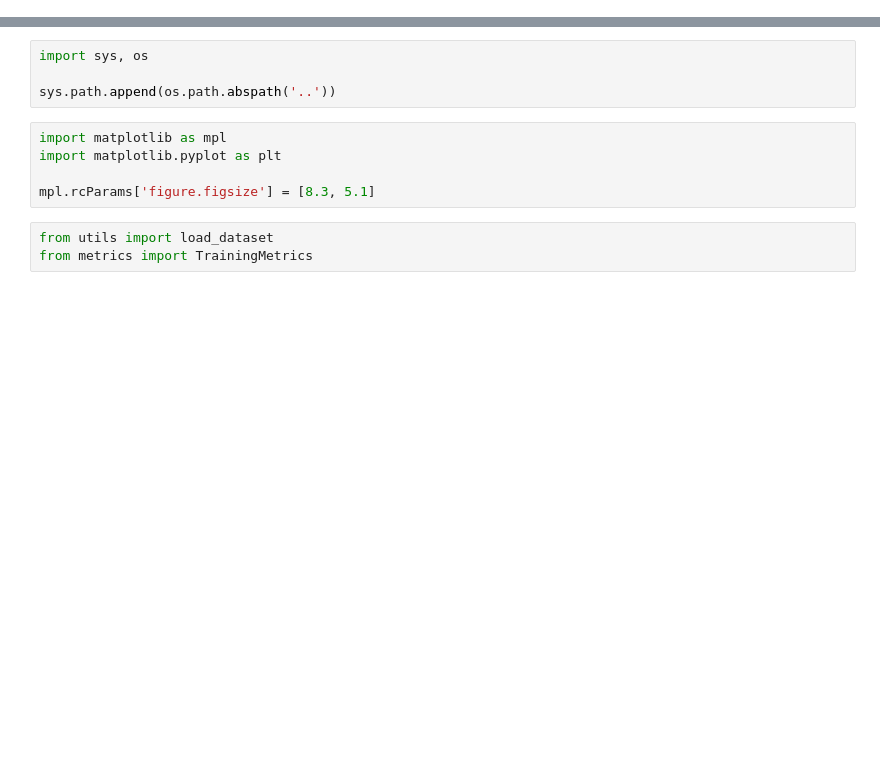
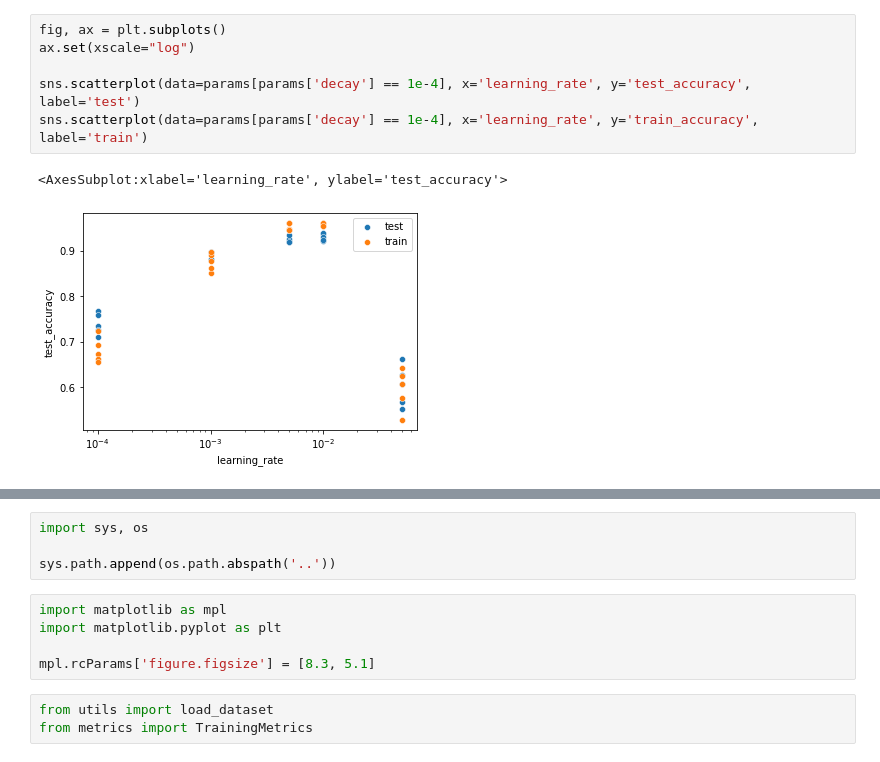
Before and after one commit to arnauddhaene/deep-learning-mini-projects-ee559, a Jupyter notebook: Proj1/notebooks/workbench.ipynb, the cells around one changed output, grey strips where cells are left out. Saved outputs shown, nothing was run; the diff lists cells and outputs as text; blank space fills up the shorter version.

```diff
--- a/Proj1/notebooks/workbench.ipynb
+++ b/Proj1/notebooks/workbench.ipynb
@@ -0,0 +55,9 @@
+# %%
+fig, ax = plt.subplots()
+ax.set(xscale="log")
+
+sns.scatterplot(data=params[params['decay'] == 1e-4], x='learning_rate', y='test_accuracy', label='test')
+sns.scatterplot(data=params[params['decay'] == 1e-4], x='learning_rate', y='train_accuracy', label='train')
+# %% [output]
+<AxesSubplot:xlabel='learning_rate', ylabel='test_accuracy'>
+[figure, added]
```
Also changed, not shown: parts of 15 cells of this notebook, 5 other files.
